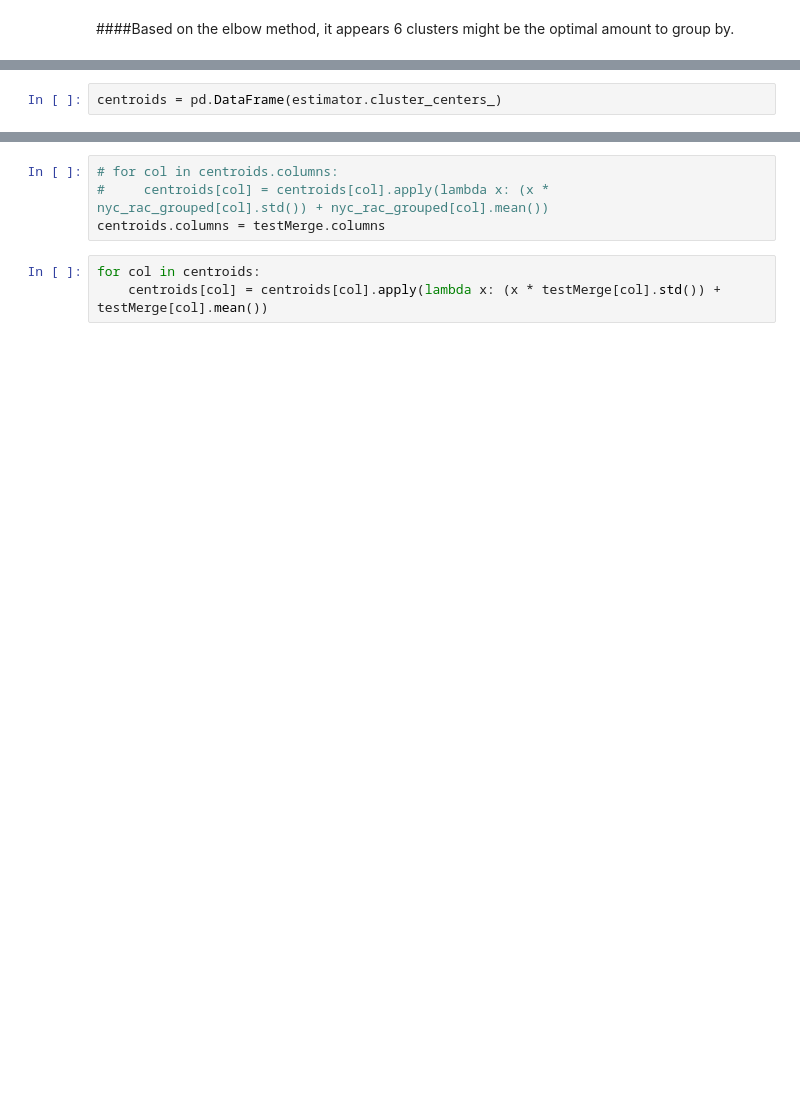
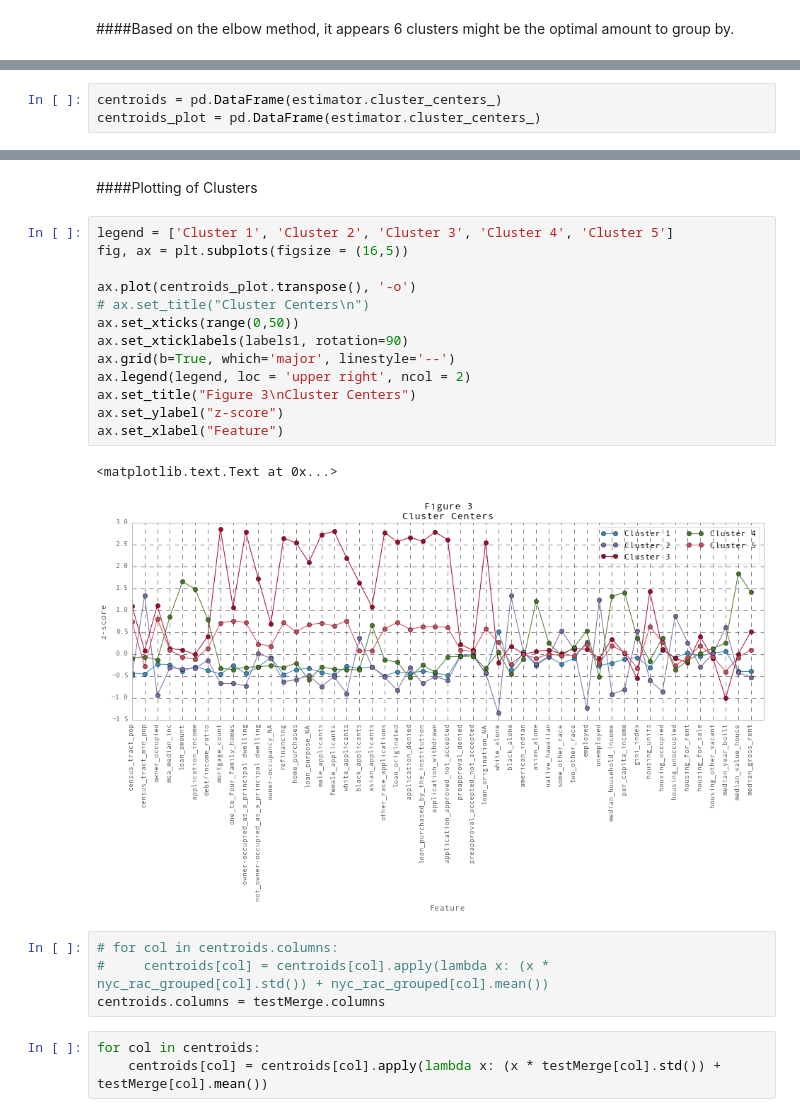
Before and after one commit to krl22785/HMDA-Analysis, a Jupyter notebook: ctClusters/ACS_Clean.ipynb, the cells around one changed output, grey strips where cells are left out. Drawn from its saved outputs; the diff is of its cells as text; blank space fills up the shorter version.

```diff
--- a/ctClusters/ACS_Clean.ipynb
+++ b/ctClusters/ACS_Clean.ipynb
@@ -176,3 +269,4 @@ KMeans(copy_x=True, init='k-means++', max_iter=300, n_clusters=6, n_init=10,
     verbose=0)
 # %%
 centroids = pd.DataFrame(estimator.cluster_centers_)
+centroids_plot = pd.DataFrame(estimator.cluster_centers_)
@@ -179,3 +288,21 @@ centroids = pd.DataFrame(estimator.cluster_centers_)
+# %% [markdown]
+####Plotting of Clusters
+# %%
+legend = ['Cluster 1', 'Cluster 2', 'Cluster 3', 'Cluster 4', 'Cluster 5']
+fig, ax = plt.subplots(figsize = (16,5))
+
+ax.plot(centroids_plot.transpose(), '-o')
+# ax.set_title("Cluster Centers\n")
+ax.set_xticks(range(0,50))
+ax.set_xticklabels(labels1, rotation=90)
+ax.grid(b=True, which='major', linestyle='--')
+ax.legend(legend, loc = 'upper right', ncol = 2)
+ax.set_title("Figure 3\nCluster Centers")
+ax.set_ylabel("z-score")
+ax.set_xlabel("Feature")
+# %% [output]
+<matplotlib.text.Text at 0x...>
+[figure, added]
 # %%
 # for col in centroids.columns:
 #     centroids[col] = centroids[col].apply(lambda x: (x * nyc_rac_grouped[col].std()) + nyc_rac_grouped[col].mean())
```
Also changed, not shown: parts of 58 cells of this notebook.
